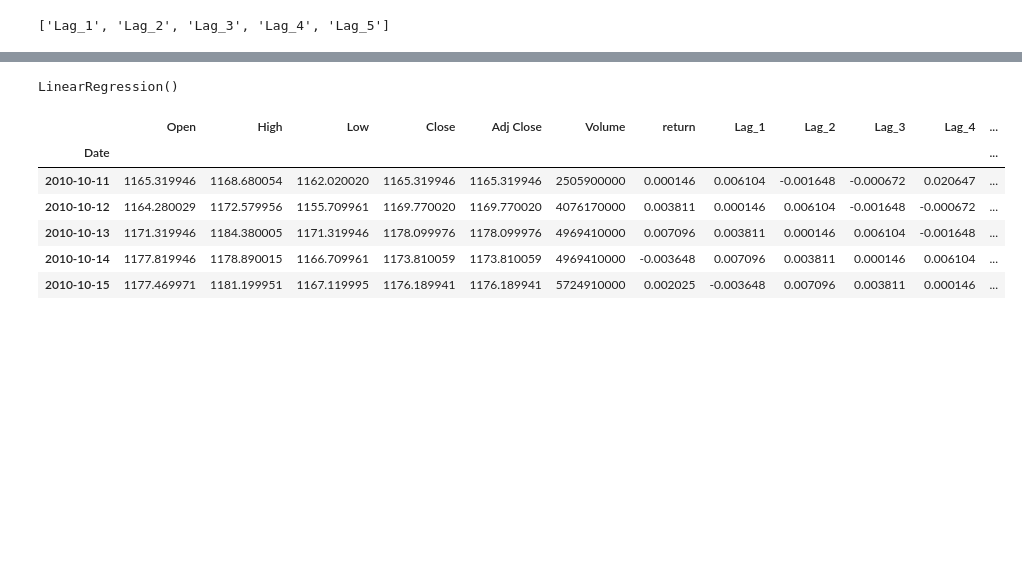
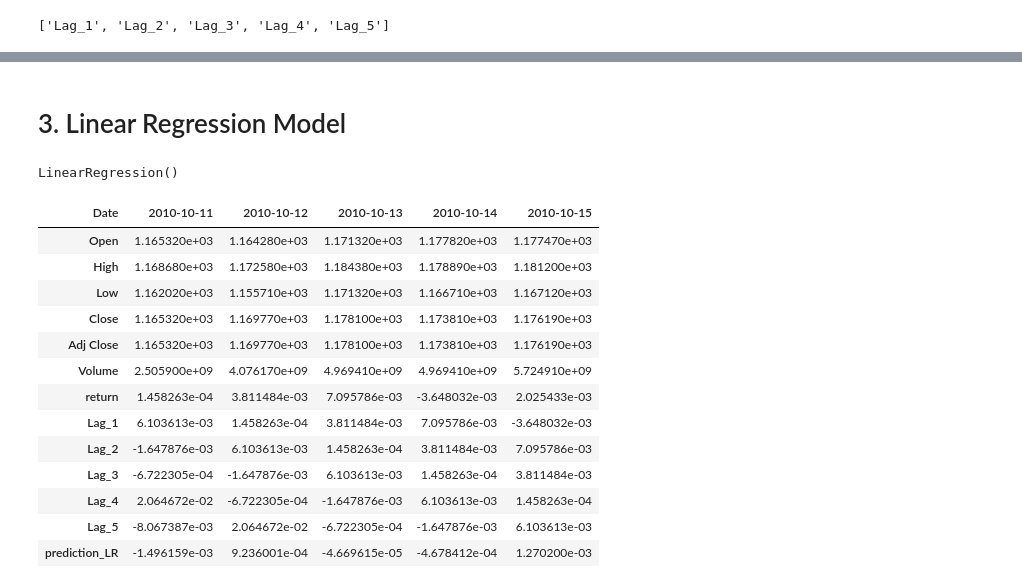
Before and after one commit to gon-olmedo/financial-analysis, a Jupyter notebook: stocks_forecast_with_ml.ipynb, the cells around one changed output, grey strips where cells are left out. Saved outputs shown, nothing was run; the diff lists cells and outputs as text; code cells hidden in the pictures; blank space fills up the shorter version.

```diff
--- a/stocks_forecast_with_ml.ipynb
+++ b/stocks_forecast_with_ml.ipynb
@@ -14,8 +14,9 @@ df = yf.download('^GSPC', start='2010-10-01')
 # %%
 # create a column with the daily retuns
 df['return'] = (np
-.log(
-    df['Close'].pct_change()
-    + 1)
+.log( # We use log returns
+    df['Close'].pct_change() # Percentage change between the current and a prior element
+    + 1
+    )
 )
 # %%
@@ -46,23 +72,39 @@ df.dropna(inplace=True)
+# %% [markdown]
+# 3. Linear Regression Model
 # %%
 from sklearn.linear_model import  LinearRegression
 # %%
 model = LinearRegression()
-# %%
-model.fit(df[lagnames], df['return'])
-# %% [output]
-LinearRegression()
-# %%
-df['prediction_LR'] = model.predict(df[lagnames])
+# %%
+# Find the best line to fit the model
+(model
+.fit(
+    X=df[lagnames], # used the shifted returns as independent variable
+    y=df['return'] # predict the returns
+    )
+)
+# %% [output]
+LinearRegression()
+# %%
+# Create column with the predicted return
+df['prediction_LR'] = model.predict(X=df[lagnames]) # Predict using the linear model
 # %%
-df.head()
+df.head().T
 # %% [output]
-|  | Open | High | Low | Close | Adj Close | Volume | return | Lag_1 | Lag_2 | Lag_3 | Lag_4 | ... |
-| Date |  |  |  |  |  |  |  |  |  |  |  | ... |
-| 2010-10-11 | 1165.319946 | 1168.680054 | 1162.020020 | 1165.319946 | 1165.319946 | 2505900000 | 0.000146 | 0.006104 | -0.001648 | -0.000672 | 0.020647 | ... |
-| 2010-10-12 | 1164.280029 | 1172.579956 | 1155.709961 | 1169.770020 | 1169.770020 | 4076170000 | 0.003811 | 0.000146 | 0.006104 | -0.001648 | -0.000672 | ... |
-| 2010-10-13 | 1171.319946 | 1184.380005 | 1171.319946 | 1178.099976 | 1178.099976 | 4969410000 | 0.007096 | 0.003811 | 0.000146 | 0.006104 | -0.001648 | ... |
-| 2010-10-14 | 1177.819946 | 1178.890015 | 1166.709961 | 1173.810059 | 1173.810059 | 4969410000 | -0.003648 | 0.007096 | 0.003811 | 0.000146 | 0.006104 | ... |
-| 2010-10-15 | 1177.469971 | 1181.199951 | 1167.119995 | 1176.189941 | 1176.189941 | 5724910000 | 0.002025 | -0.003648 | 0.007096 | 0.003811 | 0.000146 | ... |
+| Date | 2010-10-11 | 2010-10-12 | 2010-10-13 | 2010-10-14 | 2010-10-15 |
+| Open | 1.165320e+03 | 1.164280e+03 | 1.171320e+03 | 1.177820e+03 | 1.177470e+03 |
+| High | 1.168680e+03 | 1.172580e+03 | 1.184380e+03 | 1.178890e+03 | 1.181200e+03 |
+| Low | 1.162020e+03 | 1.155710e+03 | 1.171320e+03 | 1.166710e+03 | 1.167120e+03 |
+| Close | 1.165320e+03 | 1.169770e+03 | 1.178100e+03 | 1.173810e+03 | 1.176190e+03 |
+| Adj Close | 1.165320e+03 | 1.169770e+03 | 1.178100e+03 | 1.173810e+03 | 1.176190e+03 |
+| Volume | 2.505900e+09 | 4.076170e+09 | 4.969410e+09 | 4.969410e+09 | 5.724910e+09 |
+| return | 1.458263e-04 | 3.811484e-03 | 7.095786e-03 | -3.648032e-03 | 2.025433e-03 |
+| Lag_1 | 6.103613e-03 | 1.458263e-04 | 3.811484e-03 | 7.095786e-03 | -3.648032e-03 |
+| Lag_2 | -1.647876e-03 | 6.103613e-03 | 1.458263e-04 | 3.811484e-03 | 7.095786e-03 |
+| Lag_3 | -6.722305e-04 | -1.647876e-03 | 6.103613e-03 | 1.458263e-04 | 3.811484e-03 |
+| Lag_4 | 2.064672e-02 | -6.722305e-04 | -1.647876e-03 | 6.103613e-03 | 1.458263e-04 |
+| Lag_5 | -8.067387e-03 | 2.064672e-02 | -6.722305e-04 | -1.647876e-03 | 6.103613e-03 |
+| prediction_LR | -1.496159e-03 | 9.236001e-04 | -4.669615e-05 | -4.678412e-04 | 1.270200e-03 |
 # %%
 # if predction is > 0 we want to buy
 # if < 0 we want to sell
```
Also changed, not shown: parts of 19 cells of this notebook, 1 other file.
